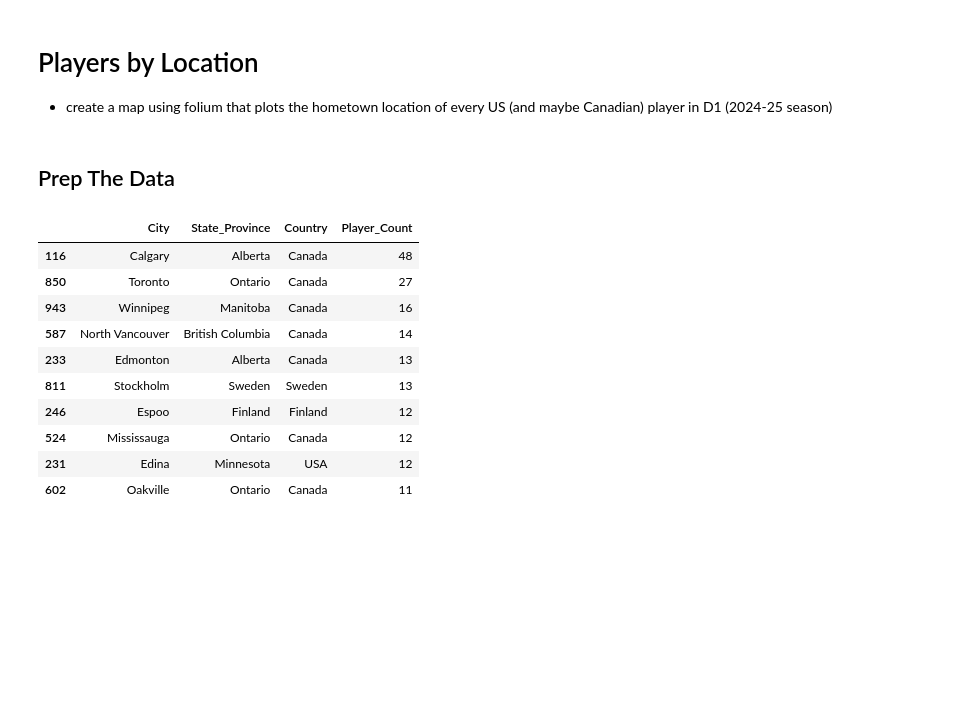
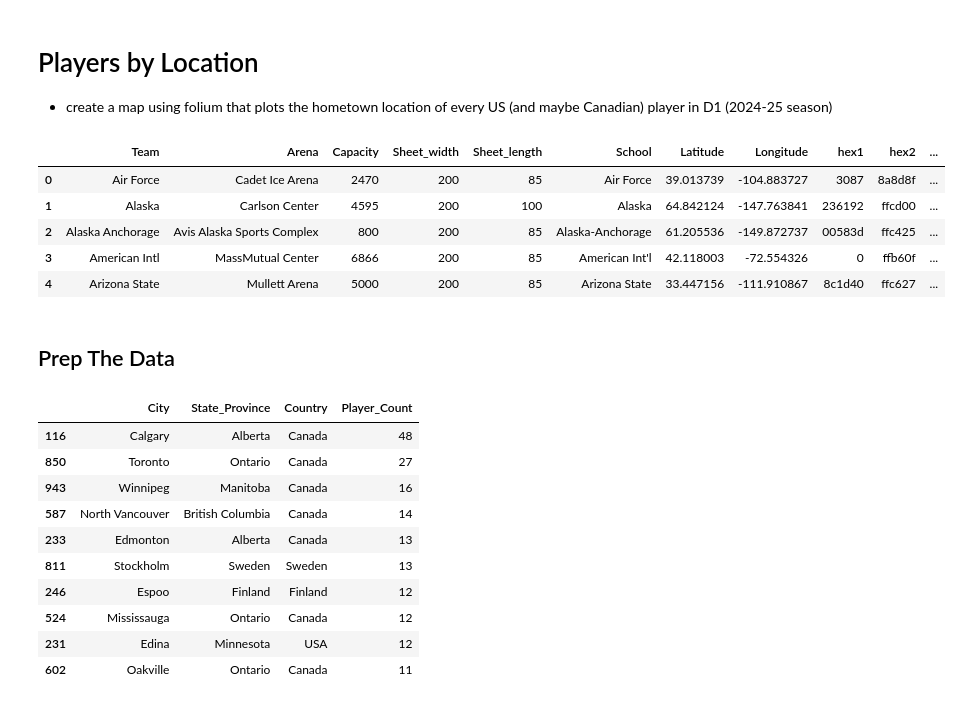
Before and after one commit to JSmith1826/college_hockey_2425, a Jupyter notebook: workbook/players_by_location.ipynb, the cells around one changed output. Cells and saved outputs as stored; diff of their text form; code cells hidden in the pictures; blank space fills up the shorter version.

```diff
--- a/workbook/players_by_location.ipynb
+++ b/workbook/players_by_location.ipynb
@@ -17,38 +17,54 @@ from PIL import Image
 import folium
 from folium.plugins import MarkerCluster
 from folium.plugins import HeatMap
+from folium.features import CustomIcon
 
 ### ROSTERFILE
 # Path to the roster file
 roster_path = os.path.join('..', 'data', 'roster_2024_current_v3.csv')
 roster_df = pd.read_csv(roster_path) # Load the roster file
+
+### SCHOOL INFO TABLE FOR LOGO PATHS
+school_info_path = os.path.join('..', 'data', 'arena_school_info.csv')
+school_info_df = pd.read_csv(school_info_path) # Load school info
+
+# Path to logo folder
+logo_folder = os.path.join('..', 'images', 'logos')
 
 ### SHAPEFILES
 # Path to .geojson file with State Boundries
 geojson_path = os.path.join('..', 'data', 'vault', 'combined-us-canada.geojson')
 # Load the states shapefile
 gdf_states = gpd.read_file(geojson_path)
 
 # Path to shapefile with all US counties
 shapefile_path = os.path.join('..', 'data', 'vault', 'cb_2018_us_county_500k.shp')
 gdf = gpd.read_file(shapefile_path)
 # Set the initial CRS (assuming it's in EPSG:4326, but you may need to verify the original CRS)
 gdf = gdf.set_crs(epsg=4326)
 
 ## CHECK SHAPEFILES FOR COMPATIBILITY
 # Set the CRS for both dataframes if it's missing
 if gdf.crs is None:
     gdf.set_crs(epsg=4326, inplace=True)  # Assuming coordinates are in WGS 84 (lat/lon)
 
 if gdf_states.crs is None:
     gdf_states.set_crs(epsg=4326, inplace=True)  # Assuming coordinates are in WGS 84 (lat/lon)
 
 
 
 # Check the first few rows of the DataFrames
 # roster_df.head()
 # gdf_states.head()
 # gdf.head()
+school_info_df.head()
+# %% [output]
+|  | Team | Arena | Capacity | Sheet_width | Sheet_length | School | Latitude | Longitude | hex1 | hex2 | ... |
+| 0 | Air Force | Cadet Ice Arena | 2470 | 200 | 85 | Air Force | 39.013739 | -104.883727 | 3087 | 8a8d8f | ... |
+| 1 | Alaska | Carlson Center | 4595 | 200 | 100 | Alaska | 64.842124 | -147.763841 | 236192 | ffcd00 | ... |
+| 2 | Alaska Anchorage | Avis Alaska Sports Complex | 800 | 200 | 85 | Alaska-Anchorage | 61.205536 | -149.872737 | 00583d | ffc425 | ... |
+| 3 | American Intl | MassMutual Center | 6866 | 200 | 85 | American Int'l | 42.118003 | -72.554326 | 0 | ffb60f | ... |
+| 4 | Arizona State | Mullett Arena | 5000 | 200 | 85 | Arizona State | 33.447156 | -111.910867 | 8c1d40 | ffc627 | ... |
 # %% [markdown]
 ## Prep The Data
 # %%
```
Also changed, not shown: parts of 6 cells of this notebook.
